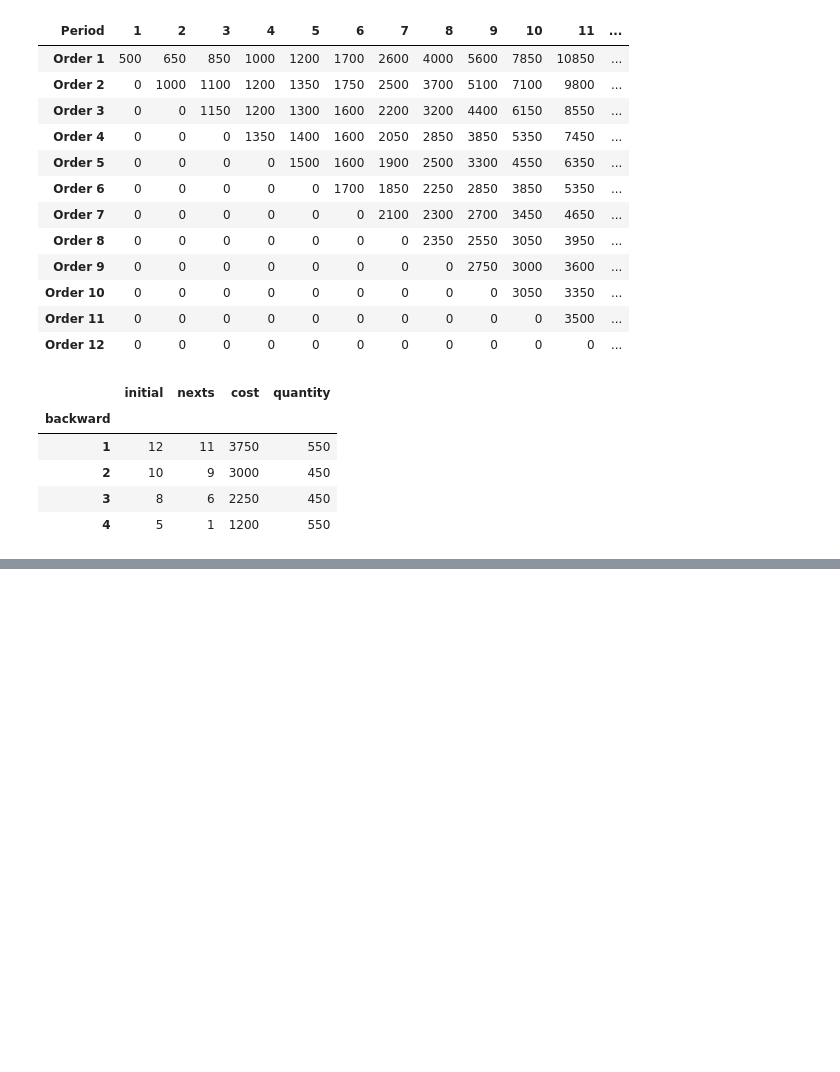
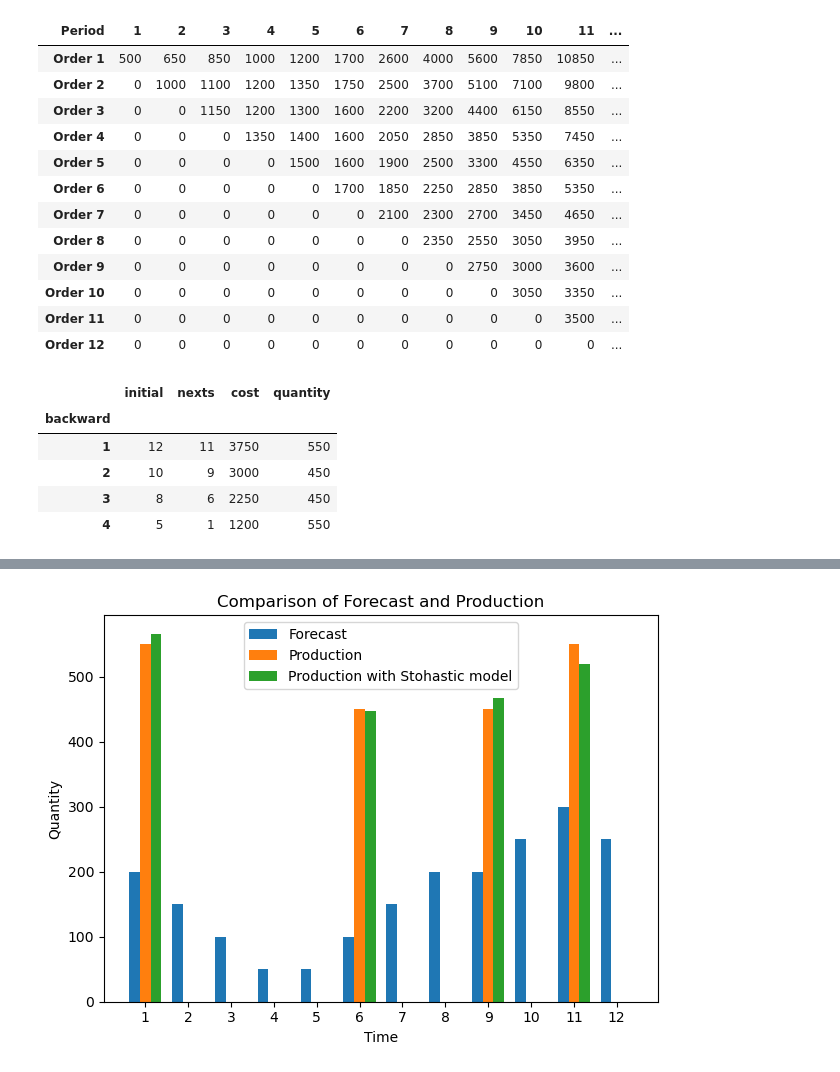
Before and after one commit to JednaKuna/planiranje_proizvodnje, a Jupyter notebook: izracun.ipynb, the cells around one changed output, grey strips where cells are left out. Drawn from its saved outputs; the diff is of its cells as text; code cells hidden in the pictures; blank space fills up the shorter version.

```diff
--- a/izracun.ipynb
+++ b/izracun.ipynb
@@ -204,4 +204,5 @@ Ukupan trošak Wagner-Whitin metode sa fiksnom potražnjom je 9750e a kada uzmem
 # %%
 # Graf koji prikazuje tražene količine za isporuku i proizvedene količine
-data_viz.forecast_and_production(results_final, detailed_schedule_df_no_leftovers)
+forecast_production=data_viz.forecast_and_production(results_final, detailed_schedule_df_no_leftovers)
+forecast_production
 # %% [output]
@@ -209,2 +209,3 @@ data_viz.forecast_and_production(results_final, detailed_schedule_df_no_leftover
+[figure, added]
 # %%
 # Graf koji prikazuje zalihe i proizvedene količine
```
Also changed, not shown: parts of 11 cells of this notebook, 6 other files.
